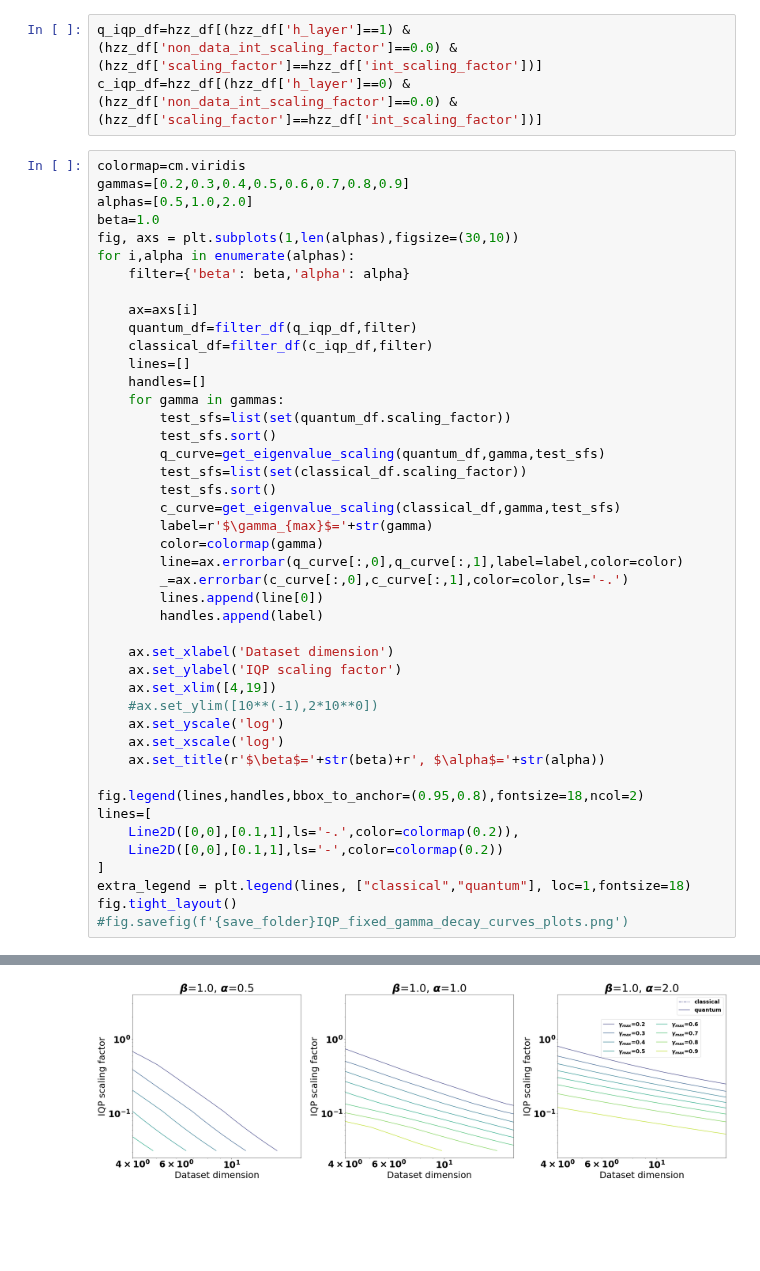
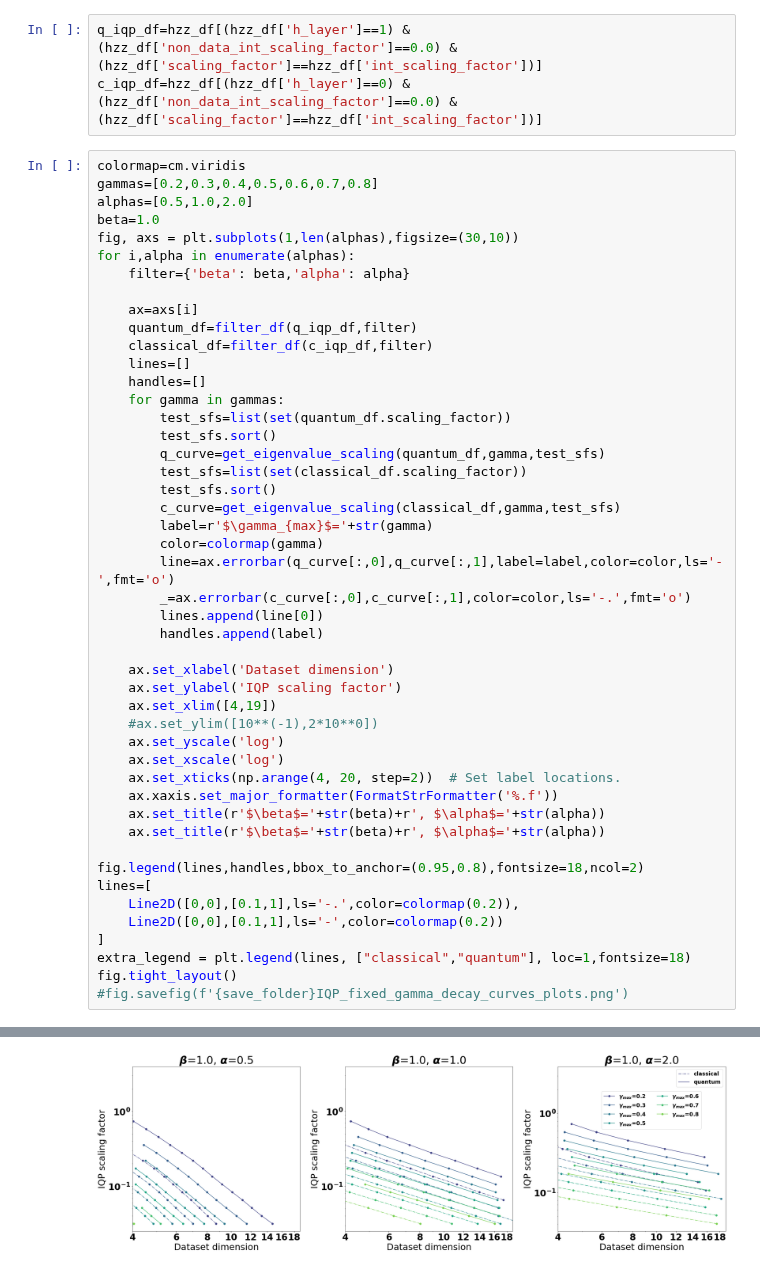
Before and after one commit to lslattery11/quantum_kernel, a Jupyter notebook: notebooks/data_visualization/iqp_alpha_test_decay.ipynb, the cells around one changed output, grey strips where cells are left out. Saved outputs shown, nothing was run; the diff lists cells and outputs as text; blank space fills up the shorter version.

```diff
--- a/notebooks/data_visualization/iqp_alpha_test_decay.ipynb
+++ b/notebooks/data_visualization/iqp_alpha_test_decay.ipynb
@@ -63,7 +64,7 @@ q_iqp_df=hzz_df[(hzz_df['h_layer']==1) & (hzz_df['non_data_int_scaling_factor']=
 c_iqp_df=hzz_df[(hzz_df['h_layer']==0) & (hzz_df['non_data_int_scaling_factor']==0.0) & (hzz_df['scaling_factor']==hzz_df['int_scaling_factor'])]
 # %%
 colormap=cm.viridis
-gammas=[0.2,0.3,0.4,0.5,0.6,0.7,0.8,0.9]
+gammas=[0.2,0.3,0.4,0.5,0.6,0.7,0.8]
 alphas=[0.5,1.0,2.0]
 beta=1.0
 fig, axs = plt.subplots(1,len(alphas),figsize=(30,10))
@@ -84,8 +85,8 @@ for i,alpha in enumerate(alphas):
         c_curve=get_eigenvalue_scaling(classical_df,gamma,test_sfs)
         label=r'$\gamma_{max}$='+str(gamma)
         color=colormap(gamma)
-        line=ax.errorbar(q_curve[:,0],q_curve[:,1],label=label,color=color)
-        _=ax.errorbar(c_curve[:,0],c_curve[:,1],color=color,ls='-.')
+        line=ax.errorbar(q_curve[:,0],q_curve[:,1],label=label,color=color,ls='-',fmt='o')
+        _=ax.errorbar(c_curve[:,0],c_curve[:,1],color=color,ls='-.',fmt='o')
         lines.append(line[0])
         handles.append(label)
 
@@ -95,6 +96,9 @@ for i,alpha in enumerate(alphas):
     #ax.set_ylim([10**(-1),2*10**0])
     ax.set_yscale('log')
     ax.set_xscale('log')
+    ax.set_xticks(np.arange(4, 20, step=2))  # Set label locations.
+    ax.xaxis.set_major_formatter(FormatStrFormatter('%.f'))
+    ax.set_title(r'$\beta$='+str(beta)+r', $\alpha$='+str(alpha))
     ax.set_title(r'$\beta$='+str(beta)+r', $\alpha$='+str(alpha))
 
 fig.legend(lines,handles,bbox_to_anchor=(0.95,0.8),fontsize=18,ncol=2)
@@ -118,4 +113,4 @@ Index: []
-[figure, old version]
+[figure, new version]
 # %%
 colormap=cm.viridis
 gammas=[0.2,0.3,0.4,0.5,0.6,0.7,0.8,0.9]
```
Also changed, not shown: parts of 8 cells of this notebook, 2 other files.
